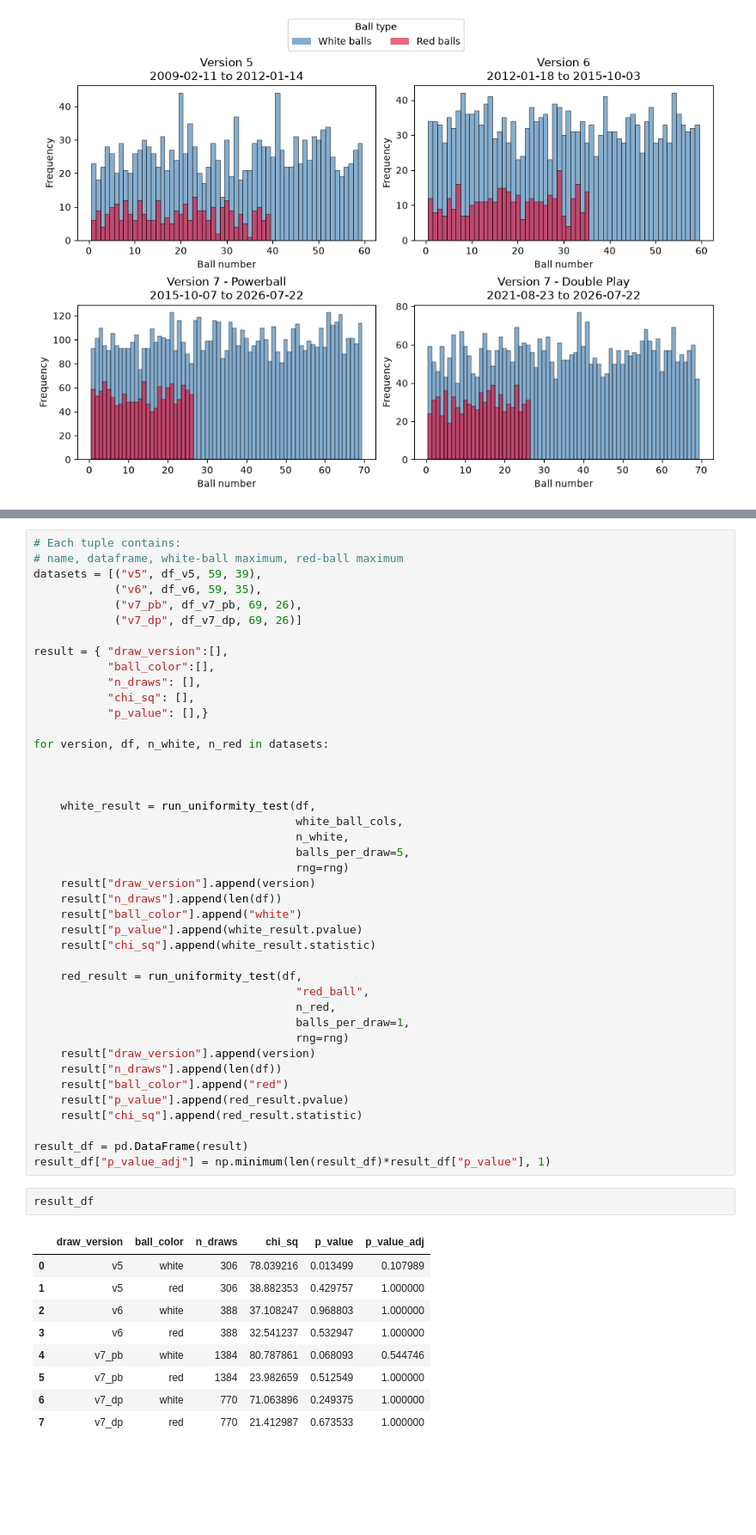
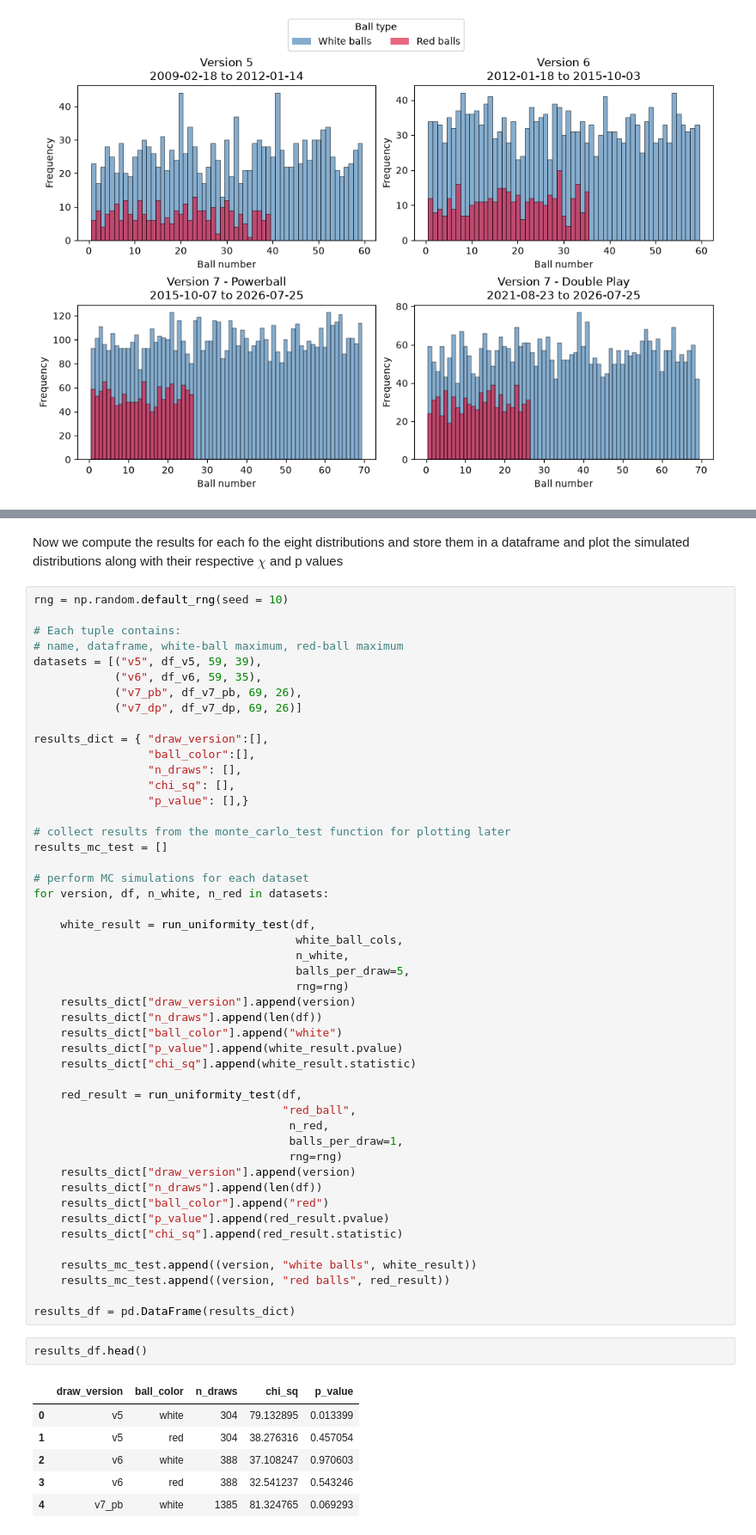
Before and after one commit to lyrivera/lottery, a Jupyter notebook: lottery.ipynb, the cells around one changed output, grey strips where cells are left out. Shown at 86% size. Saved outputs shown, nothing was run; the diff lists cells and outputs as text; blank space fills up the shorter version.

```diff
--- a/lottery.ipynb
+++ b/lottery.ipynb
@@ -524,4 +602,8 @@ def run_uniformity_test(data_frame,
+# %% [markdown]
+Now we compute the results for each fo the eight distributions and store them in a dataframe and plot the simulated distributions along with their respective $\chi$ and p values
 # %%
+rng = np.random.default_rng(seed = 10)
+
 # Each tuple contains:
 # name, dataframe, white-ball maximum, red-ball maximum
 datasets = [("v5", df_v5, 59, 39),
@@ -529,49 +611,50 @@ datasets = [("v5", df_v5, 59, 39),
             ("v7_pb", df_v7_pb, 69, 26),
             ("v7_dp", df_v7_dp, 69, 26)]
 
-result = { "draw_version":[],
-           "ball_color":[],
-           "n_draws": [],
-           "chi_sq": [],
-           "p_value": [],}
+results_dict = { "draw_version":[],
+                 "ball_color":[],
+                 "n_draws": [],
+                 "chi_sq": [],
+                 "p_value": [],}
 
+# collect results from the monte_carlo_test function for plotting later
+results_mc_test = []
+
+# perform MC simulations for each dataset
 for version, df, n_white, n_red in datasets:
-
-
 
     white_result = run_uniformity_test(df,
                                        white_ball_cols,
                                        n_white,
                                        balls_per_draw=5,
                                        rng=rng)
-    result["draw_version"].append(version)
-    result["n_draws"].append(len(df))
-    result["ball_color"].append("white")
-    result["p_value"].append(white_result.pvalue)
-    result["chi_sq"].append(white_result.statistic)
+    results_dict["draw_version"].append(version)
+    results_dict["n_draws"].append(len(df))
+    results_dict["ball_color"].append("white")
+    results_dict["p_value"].append(white_result.pvalue)
+    results_dict["chi_sq"].append(white_result.statistic)
 
     red_result = run_uniformity_test(df,
-                                       "red_ball",
-                                       n_red,
-                                       balls_per_draw=1,
-                                       rng=rng)
-    result["draw_version"].append(version)
-    result["n_draws"].append(len(df))
-    result["ball_color"].append("red")
-    result["p_value"].append(red_result.pvalue)
-    result["chi_sq"].append(red_result.statistic)
+                                     "red_ball",
+                                      n_red,
+                                      balls_per_draw=1,
+                                      rng=rng)
+    results_dict["draw_version"].append(version)
+    results_dict["n_draws"].append(len(df))
+    results_dict["ball_color"].append("red")
+    results_dict["p_value"].append(red_result.pvalue)
+    results_dict["chi_sq"].append(red_result.statistic)
 
-result_df = pd.DataFrame(result)
-result_df["p_value_adj"] = np.minimum(len(result_df)*result_df["p_value"], 1)
+    results_mc_test.append((version, "white balls", white_result))
+    results_mc_test.append((version, "red balls", red_result))
+
+results_df = pd.DataFrame(results_dict)
-# %%
-result_df
-# %% [output]
-|  | draw_version | ball_color | n_draws | chi_sq | p_value | p_value_adj |
-| 0 | v5 | white | 306 | 78.039216 | 0.013499 | 0.107989 |
-| 1 | v5 | red | 306 | 38.882353 | 0.429757 | 1.000000 |
-| 2 | v6 | white | 388 | 37.108247 | 0.968803 | 1.000000 |
-| 3 | v6 | red | 388 | 32.541237 | 0.532947 | 1.000000 |
-| 4 | v7_pb | white | 1384 | 80.787861 | 0.068093 | 0.544746 |
-| 5 | v7_pb | red | 1384 | 23.982659 | 0.512549 | 1.000000 |
-| 6 | v7_dp | white | 770 | 71.063896 | 0.249375 | 1.000000 |
-| 7 | v7_dp | red | 770 | 21.412987 | 0.673533 | 1.000000 |
+# %%
+results_df.head()
+# %% [output]
+|  | draw_version | ball_color | n_draws | chi_sq | p_value |
+| 0 | v5 | white | 304 | 79.132895 | 0.013399 |
+| 1 | v5 | red | 304 | 38.276316 | 0.457054 |
+| 2 | v6 | white | 388 | 37.108247 | 0.970603 |
+| 3 | v6 | red | 388 | 32.541237 | 0.543246 |
+| 4 | v7_pb | white | 1385 | 81.324765 | 0.069293 |
```
Also changed, not shown: parts of 25 cells of this notebook, 2 other files.
